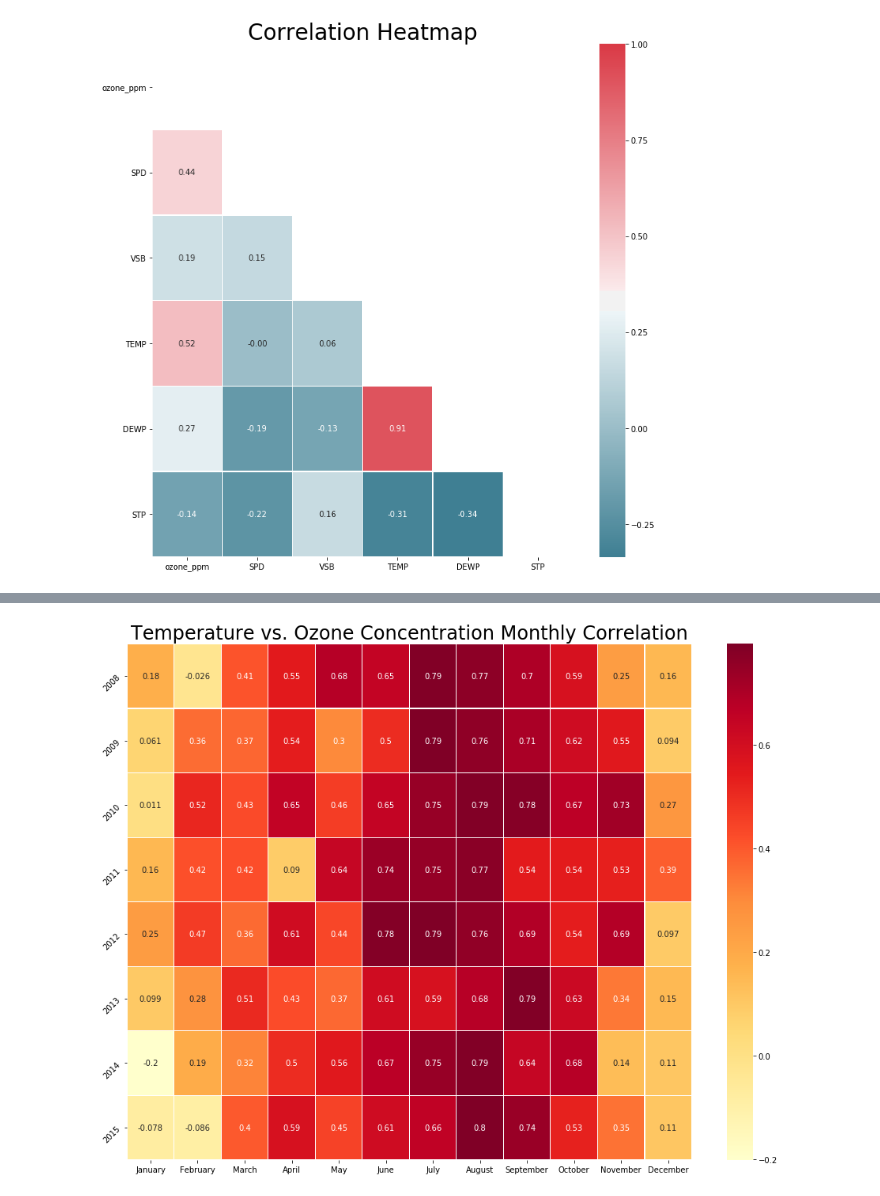
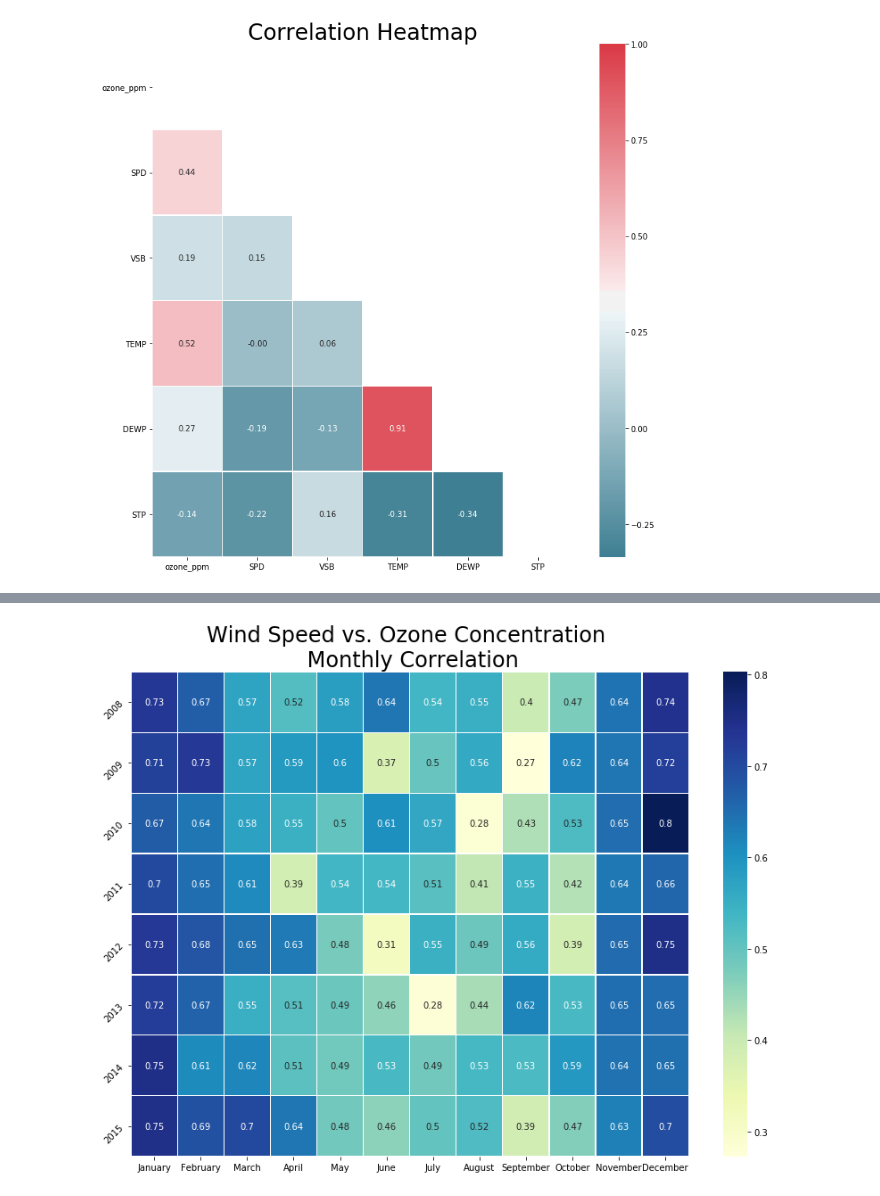
Before and after one commit to fsmahmood/Springboard-Python-Projects, a Jupyter notebook: Air Quality Capstone project/Capstone Data Wrangling/Capstone Storytelling and Inferential Statistics/Air Quality Storytelling Report.ipynb, the cells around one changed output, grey strips where cells are left out. Drawn from its saved outputs; the diff is of its cells as text; code cells hidden in the pictures.

```diff
--- a/Air Quality Capstone project/Capstone Data Wrangling/Capstone Storytelling and Inferential Statistics/Air Quality Storytelling Report.ipynb
+++ b/Air Quality Capstone project/Capstone Data Wrangling/Capstone Storytelling and Inferential Statistics/Air Quality Storytelling Report.ipynb
@@ -80,15 +161,15 @@ print months
 # %%
-temp_corr = []
+spd_corr = []
 for yr in years:
-    temp_corr.append([])
+    spd_corr.append([])
     for mo in months:
-        temp_corr[-1].append(df[(df.index.year == yr) &
-                                (df.index.month == mo)][['ozone_ppm','TEMP']].corr().iloc[0,1])
-temp_corr = np.array(temp_corr)
-fig, ax = plt.subplots(figsize=(16, 12))
-sns.heatmap(temp_corr, xticklabels = month_names, yticklabels = years, annot=True, linewidths=.2, cmap="YlOrRd")
-plt.title("Temperature vs. Ozone Concentration Monthly Correlation", size=24)
+        spd_corr[-1].append(df[(df.index.year == yr) &
+                                (df.index.month == mo)][['ozone_ppm','SPD']].corr().iloc[0,1])
+spd_corr = np.array(spd_corr)
+fig, ax = plt.subplots(figsize=(14, 10))
+sns.heatmap(spd_corr, xticklabels = month_names, yticklabels = years, annot=True, linewidths=.2, cmap="YlGnBu")
+plt.title("Wind Speed vs. Ozone Concentration \n Monthly Correlation", size=24)
 plt.yticks(rotation=45)
 plt.show()
 # %% [output]
-[figure, old version]
+[figure, new version]
```
Also changed, not shown: parts of 32 cells of this notebook.
